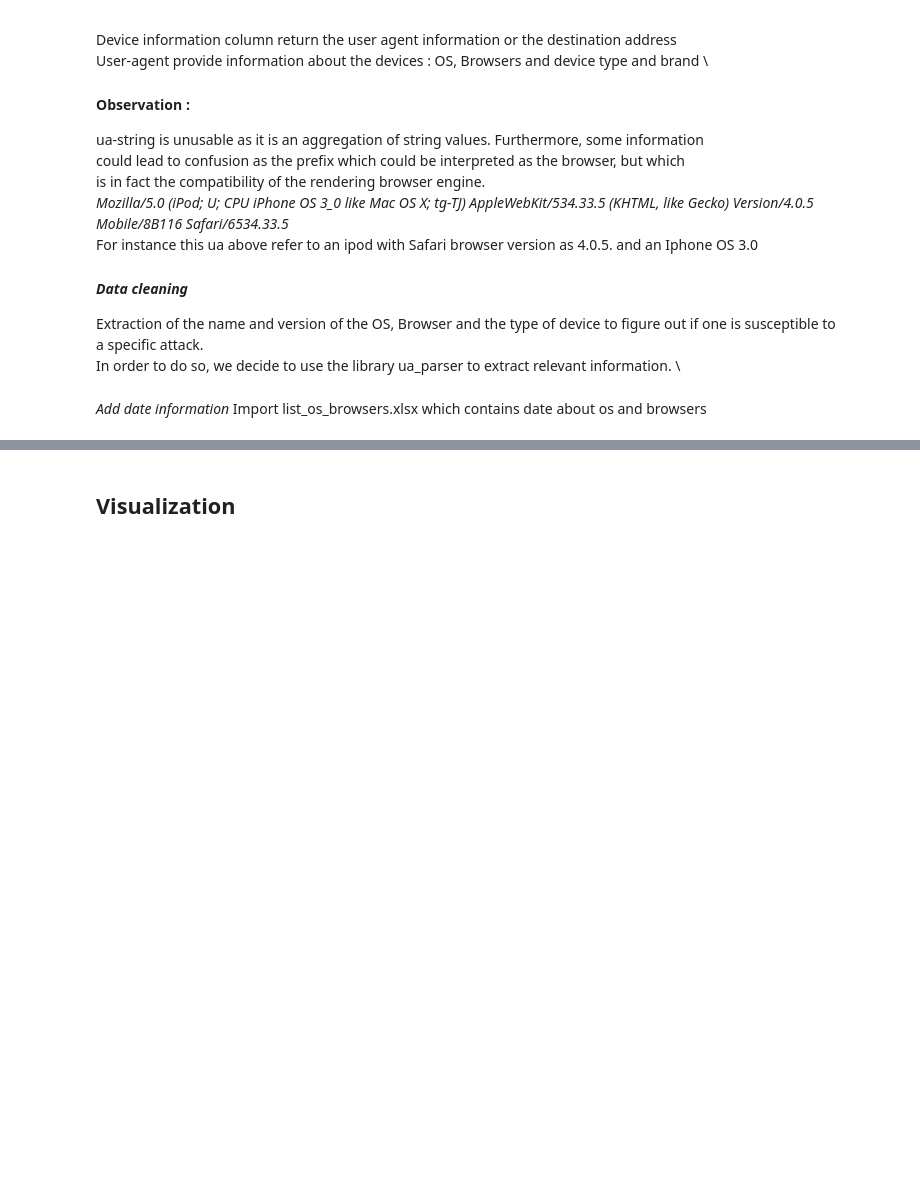
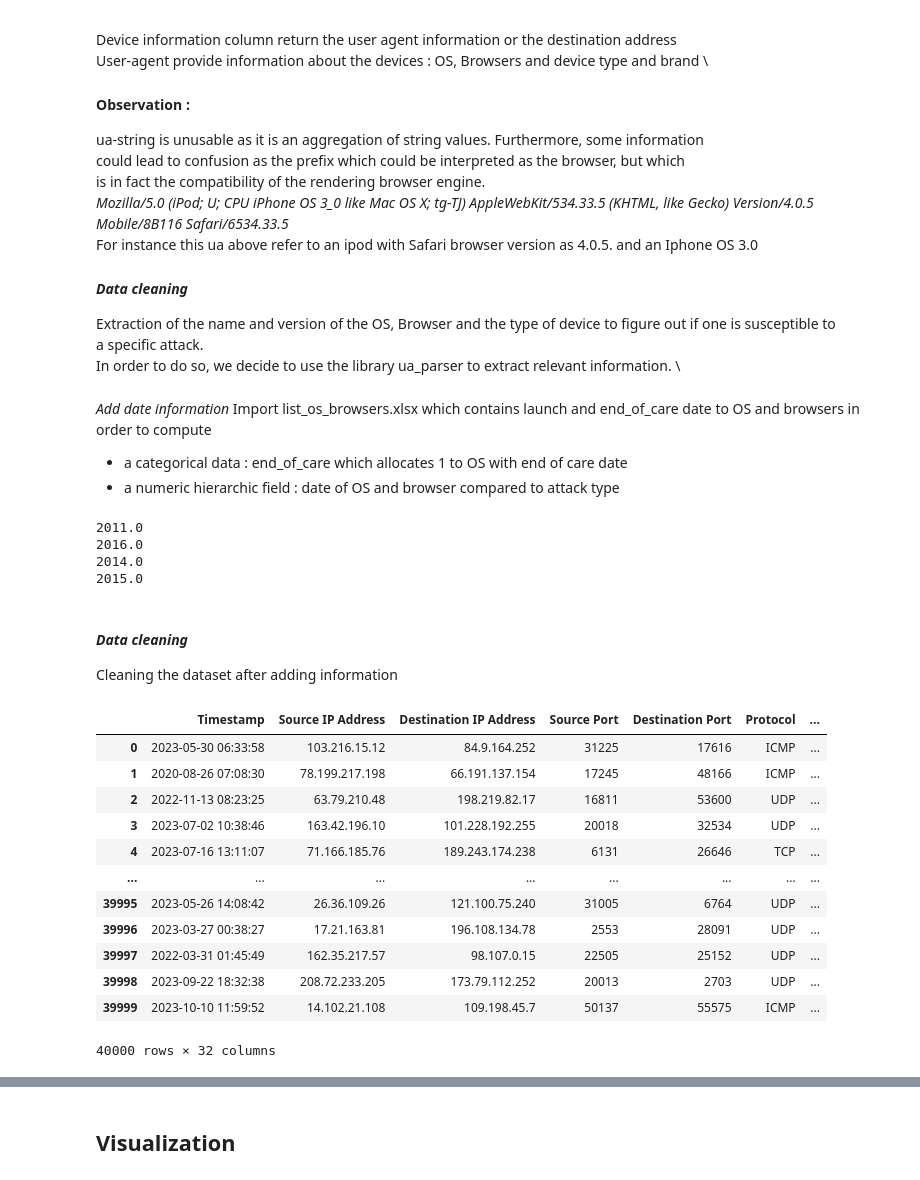
Before and after one commit to victor-coppin/ML_CyberAttack, a Jupyter notebook: CyberAttack_predictor.ipynb, the cells around one changed output, grey strips where cells are left out. Saved outputs shown, nothing was run; the diff lists cells and outputs as text; code cells hidden in the pictures; blank space fills up the shorter version.

```diff
--- a/CyberAttack_predictor.ipynb
+++ b/CyberAttack_predictor.ipynb
@@ -76,4 +77,6 @@ df['version_browser'] = df.apply(version_browser, axis=1)
 df['type_device'] = df.apply(type_device, axis=1)
 # %% [markdown]
 *Add date information*
-Import list_os_browsers.xlsx which contains date about os and browsers
+Import list_os_browsers.xlsx which contains launch and end_of_care date to OS and browsers in order to compute
+- a categorical data : end_of_care which allocates 1 to OS with end of care date
+- a numeric hierarchic field : date of OS and browser compared to attack type
@@ -82,0 +83,62 @@ df_OS_list = pd.read_excel('Data/list_os_ browsers.xlsx', sheet_name='EOC OS')
+# %%
+#Import tables for OS, Browsers
+df_browser_list = pd.read_excel('Data/list_os_ browsers.xlsx', sheet_name='EOC BW')
+df_OS_list = pd.read_excel('Data/list_os_ browsers.xlsx', sheet_name='EOC OS')
+"""
+OS version
+"""
+#Compute the mean to fill the null values
+print(df_OS_list['Date de sortie'].mean().round())
+print(df_OS_list['Date de fin de support'].mean().round())
+# Merge the table OS
+df = df.merge(df_OS_list, how='left', left_on="version_os", right_on="Système d'exploitation")
+#Fill NaN with the associate mean
+df['Date de sortie'] = df['Date de sortie'].fillna(2011)
+df['Date de fin de support'] = df['Date de fin de support'].fillna(2016)
+#Create year_attack column in order to compare with date of end_of_care
+df['Timestamp'] = pd.to_datetime(df['Timestamp'])
+df['year_attack'] = df['Timestamp'].dt.year
+df['os_EndOfCare'] = df.apply(lambda row: 0 if row['year_attack'] < row['Date de fin de support'] else 1, axis=1)
+df['os_yold'] = df['year_attack']-df['Date de sortie']
+"""
+Browser version
+"""
+df = df.merge(df_browser_list, how='left', left_on="version_browser", right_on= "Bibliothèque")
+
+#Compute the mean to fill the null values
+print(df_browser_list ['Date de sortie'].mean().round())
+print(df_browser_list ['Date de fin de support'].mean().round())
+df['Date de sortie_Brw'] = df['Date de sortie_y'].fillna(2014)
+df['Date de fin de support_Brw'] = df['Date de fin de support_y'].fillna(2015)
+#compare with date of end_of_care
+df['Browser_EndOfCare'] = df.apply(lambda row: 0 if row['year_attack'] < row['Date de fin de support_Brw'] else 1, axis=1)
+df['Browser_yold'] = df['year_attack']-df['Date de sortie_Brw']
+df_date = df
+# %% [output]
+2011.0
+2016.0
+2014.0
+2015.0
+# %% [markdown]
+#### *Data cleaning*
+Cleaning the dataset after adding information
+# %%
+#drop useless columns
+columns_to_drop = ["Geo-location Data","Version_x","Date de sortie_x","Date de fin de support_x","year_attack","Navigateur","Bibliothèque","Version_y","Date de sortie_y","Date de fin de support_y","Système d\'exploitation_y","Date de sortie_Brw","Date de fin de support_Brw"]
+df =df.drop(columns_to_drop,axis=1)
+
+df
+# %% [output]
+|  | Timestamp | Source IP Address | Destination IP Address | Source Port | Destination Port | Protocol | ... |
+| 0 | 2023-05-30 06:33:58 | 103.216.15.12 | 84.9.164.252 | 31225 | 17616 | ICMP | ... |
+| 1 | 2020-08-26 07:08:30 | 78.199.217.198 | 66.191.137.154 | 17245 | 48166 | ICMP | ... |
+| 2 | 2022-11-13 08:23:25 | 63.79.210.48 | 198.219.82.17 | 16811 | 53600 | UDP | ... |
+| 3 | 2023-07-02 10:38:46 | 163.42.196.10 | 101.228.192.255 | 20018 | 32534 | UDP | ... |
+| 4 | 2023-07-16 13:11:07 | 71.166.185.76 | 189.243.174.238 | 6131 | 26646 | TCP | ... |
+| ... | ... | ... | ... | ... | ... | ... | ... |
+| 39995 | 2023-05-26 14:08:42 | 26.36.109.26 | 121.100.75.240 | 31005 | 6764 | UDP | ... |
+| 39996 | 2023-03-27 00:38:27 | 17.21.163.81 | 196.108.134.78 | 2553 | 28091 | UDP | ... |
+| 39997 | 2022-03-31 01:45:49 | 162.35.217.57 | 98.107.0.15 | 22505 | 25152 | UDP | ... |
+| 39998 | 2023-09-22 18:32:38 | 208.72.233.205 | 173.79.112.252 | 20013 | 2703 | UDP | ... |
+| 39999 | 2023-10-10 11:59:52 | 14.102.21.108 | 109.198.45.7 | 50137 | 55575 | ICMP | ... |
+40000 rows × 32 columns
```
Also changed, not shown: parts of 27 cells of this notebook, 1 other file.
